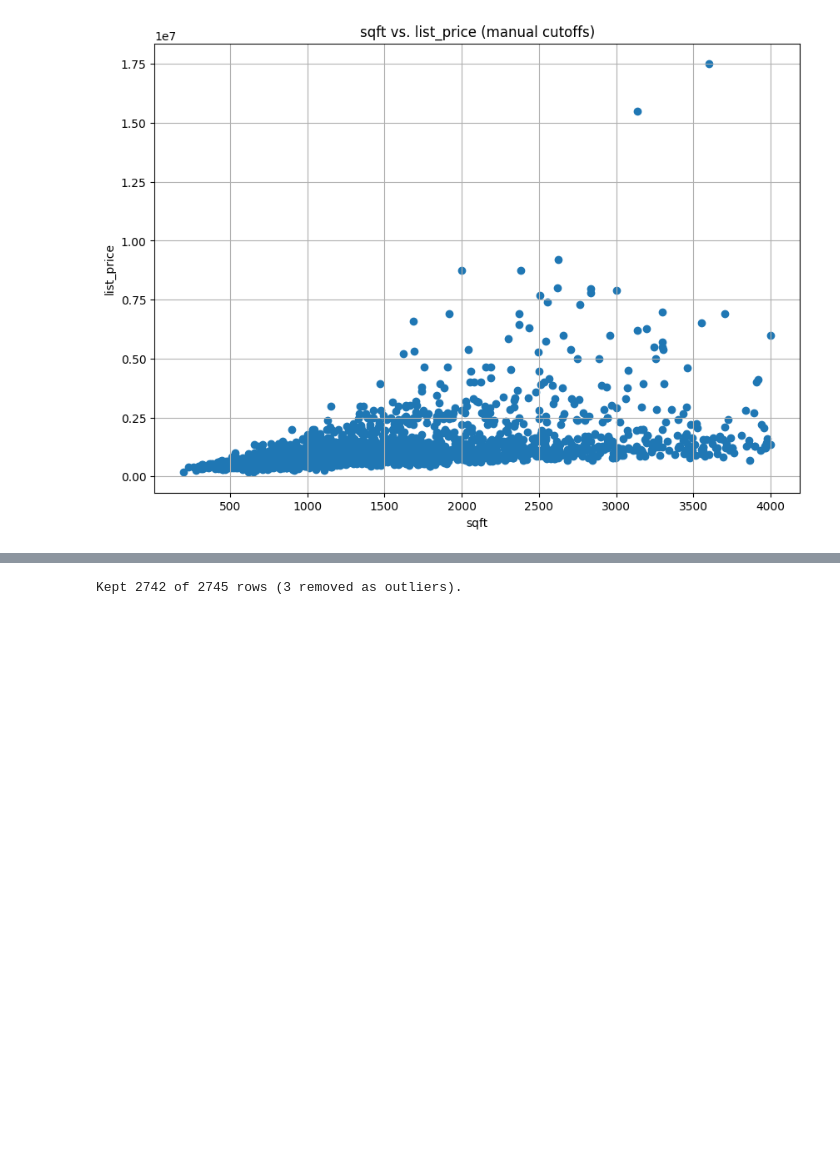
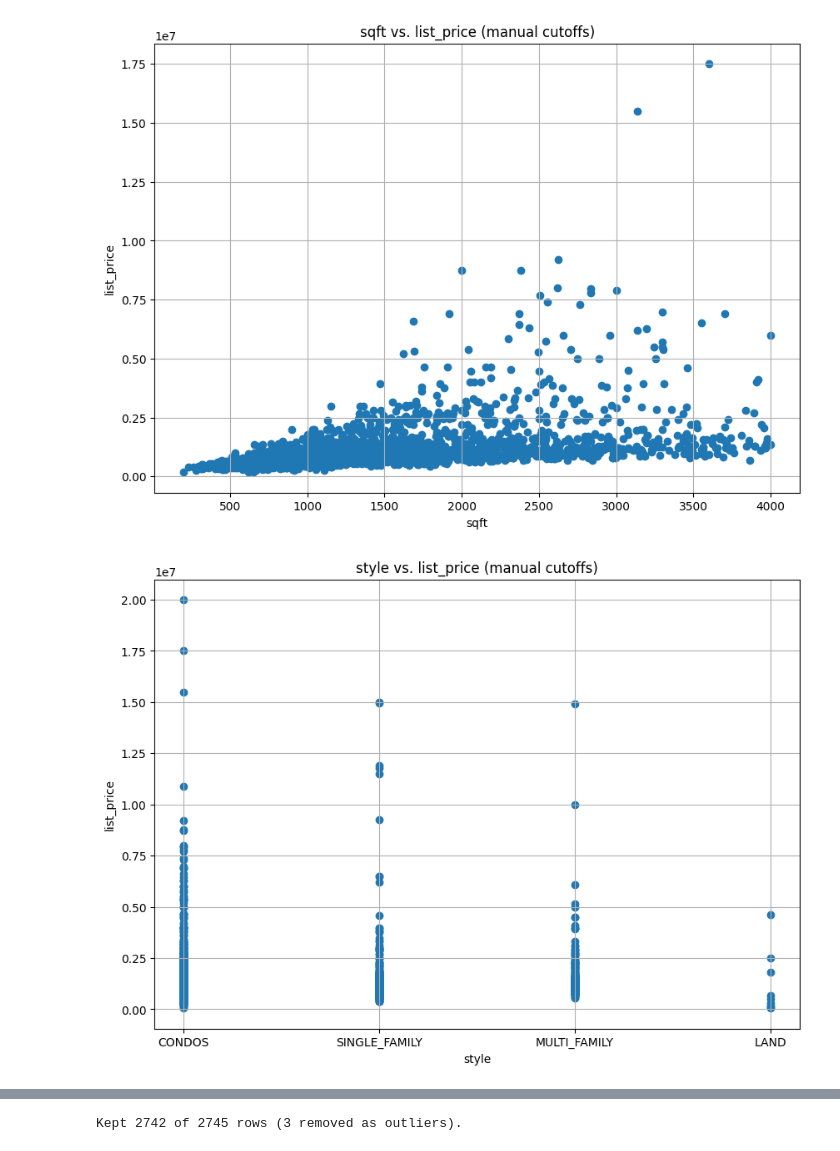
Before and after one commit to alanjit2/Machine-Learning-AI-Honors, a Jupyter notebook: Project_2/Project_2.ipynb, the cells around one changed output, grey strips where cells are left out. Saved outputs shown, nothing was run; the diff lists cells and outputs as text; code cells hidden in the pictures; blank space fills up the shorter version.

```diff
--- a/Project_2/Project_2.ipynb
+++ b/Project_2/Project_2.ipynb
@@ -142,4 +141,21 @@ plt.grid(True)
 plt.show()
 # %% [output]
 [figure]
+# %%
+feature1 = "style"
+feature2 = "list_price"
+
+plot_data = data[[feature1, feature2]].dropna()
+
+
+# --- plot the filtered data ---
+plt.figure(figsize=(10, 7))
+plt.scatter(plot_data[feature1], plot_data[feature2])
+plt.title(f"{feature1} vs. {feature2} (manual cutoffs)")
+plt.xlabel(feature1)
+plt.ylabel(feature2)
+plt.grid(True)
+plt.show()
+# %% [output]
+[figure, added]
 # %%
```
Also changed, not shown: parts of 17 cells of this notebook, 3 other files.
